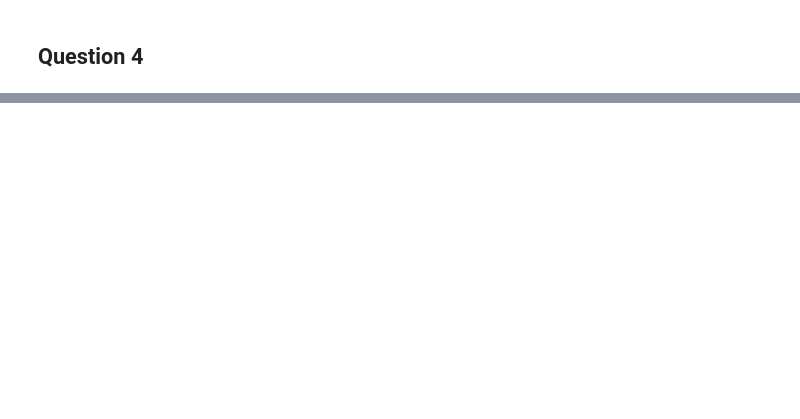
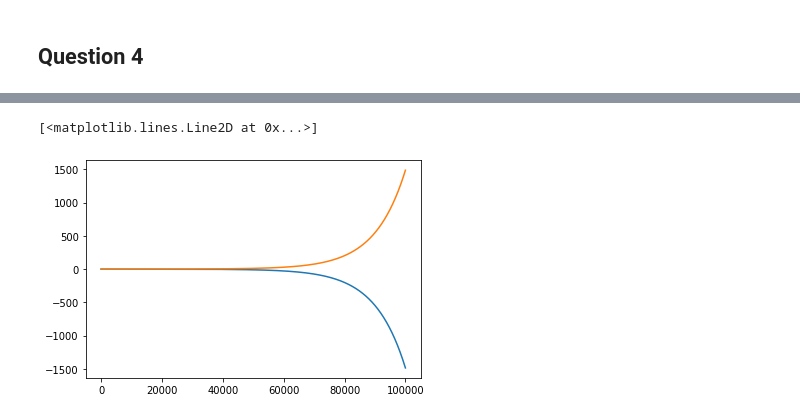
Before and after one commit to SByeUva/complex-economic-dynamics, a Jupyter notebook: hw_01.ipynb, the cells around one changed output, grey strips where cells are left out. Saved outputs shown, nothing was run; the diff lists cells and outputs as text; code cells hidden in the pictures; blank space fills up the shorter version.

```diff
--- a/hw_01.ipynb
+++ b/hw_01.ipynb
@@ -332,0 +437,6 @@ N = 64
+# %%
+plt.plot(res45[:,1])
+plt.plot(res45[:,0])
+# %% [output]
+[<matplotlib.lines.Line2D at 0x...>]
+[figure, added]
```
Also changed, not shown: parts of 47 cells of this notebook, 4 other files.
